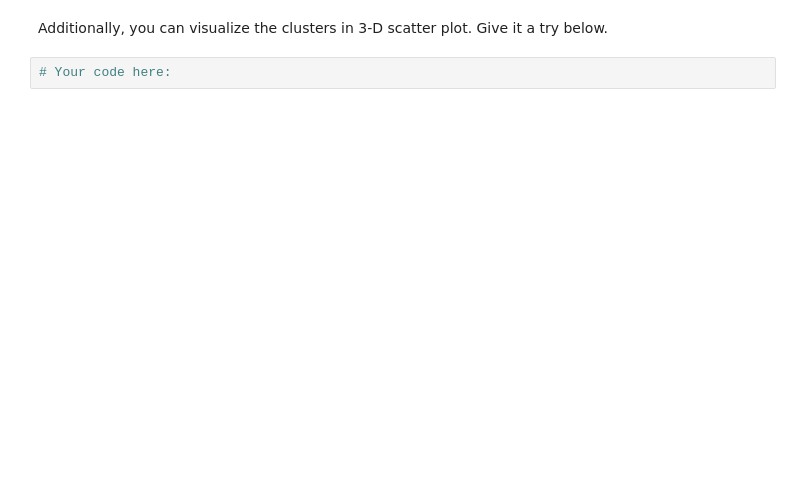
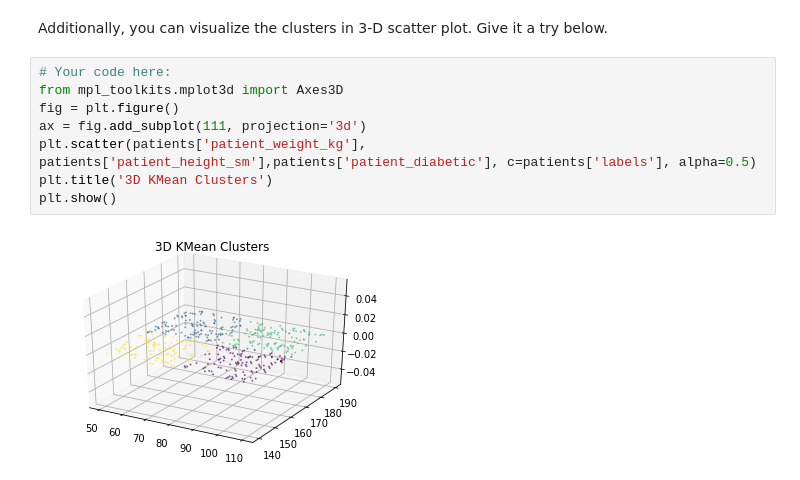
Before and after one commit to ta-datapt-bcn/lab-unsupervised-learning-and-sklearn, a Jupyter notebook: your-code/main.ipynb, the cells around one changed output. Saved outputs shown, nothing was run; the diff lists cells and outputs as text; blank space fills up the shorter version.

```diff
--- a/your-code/main.ipynb
+++ b/your-code/main.ipynb
@@ -208,4 +502,12 @@ If the scatter plot does not make any sense to you, it means the features you ch
 # %% [markdown]
 Additionally, you can visualize the clusters in 3-D scatter plot. Give it a try below.
-# %%
-# Your code here:
+# %%
+# Your code here:
+from mpl_toolkits.mplot3d import Axes3D
+fig = plt.figure()
+ax = fig.add_subplot(111, projection='3d')
+plt.scatter(patients['patient_weight_kg'], patients['patient_height_sm'],patients['patient_diabetic'], c=patients['labels'], alpha=0.5)
+plt.title('3D KMean Clusters')
+plt.show()
+# %% [output]
+[figure, added]
```
Also changed, not shown: parts of 54 cells of this notebook.
